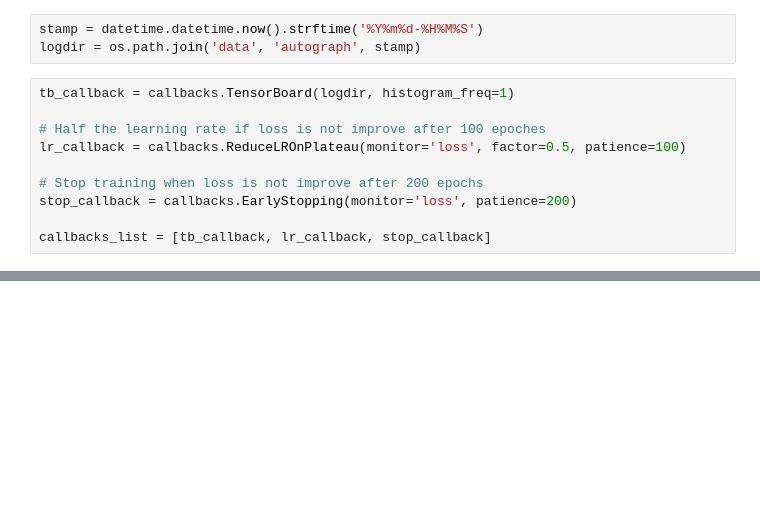
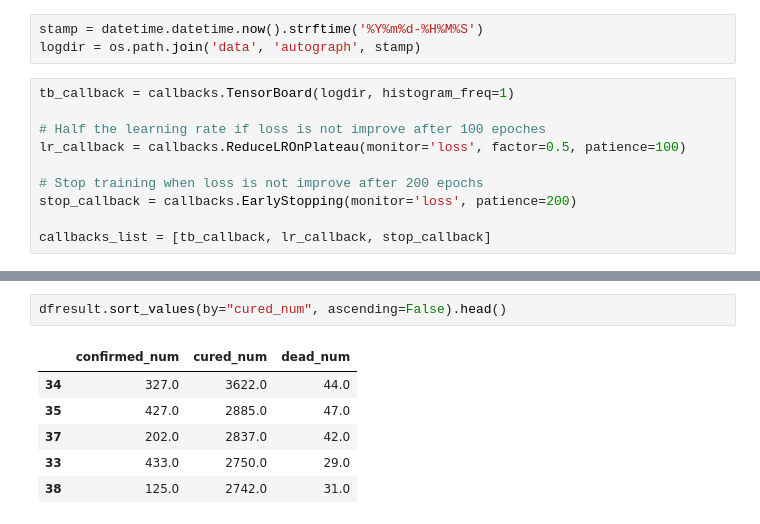
Before and after one commit to Anjasfedo/Learning-TensorFlow, a Jupyter notebook: eat_tensorflow2_in_30_days/Chapter1_4.ipynb, the cells around one changed output, grey strips where cells are left out. Cells and saved outputs as stored; diff of their text form; blank space fills up the shorter version.

```diff
--- a/eat_tensorflow2_in_30_days/Chapter1_4.ipynb
+++ b/eat_tensorflow2_in_30_days/Chapter1_4.ipynb
@@ -179,0 +251,9 @@ Epoch 462/500
+# %%
+dfresult.sort_values(by="cured_num", ascending=False).head()
+# %% [output]
+|  | confirmed_num | cured_num | dead_num |
+| 34 | 327.0 | 3622.0 | 44.0 |
+| 35 | 427.0 | 2885.0 | 47.0 |
+| 37 | 202.0 | 2837.0 | 42.0 |
+| 33 | 433.0 | 2750.0 | 29.0 |
+| 38 | 125.0 | 2742.0 | 31.0 |
```
Also changed, not shown: parts of 14 cells of this notebook.
